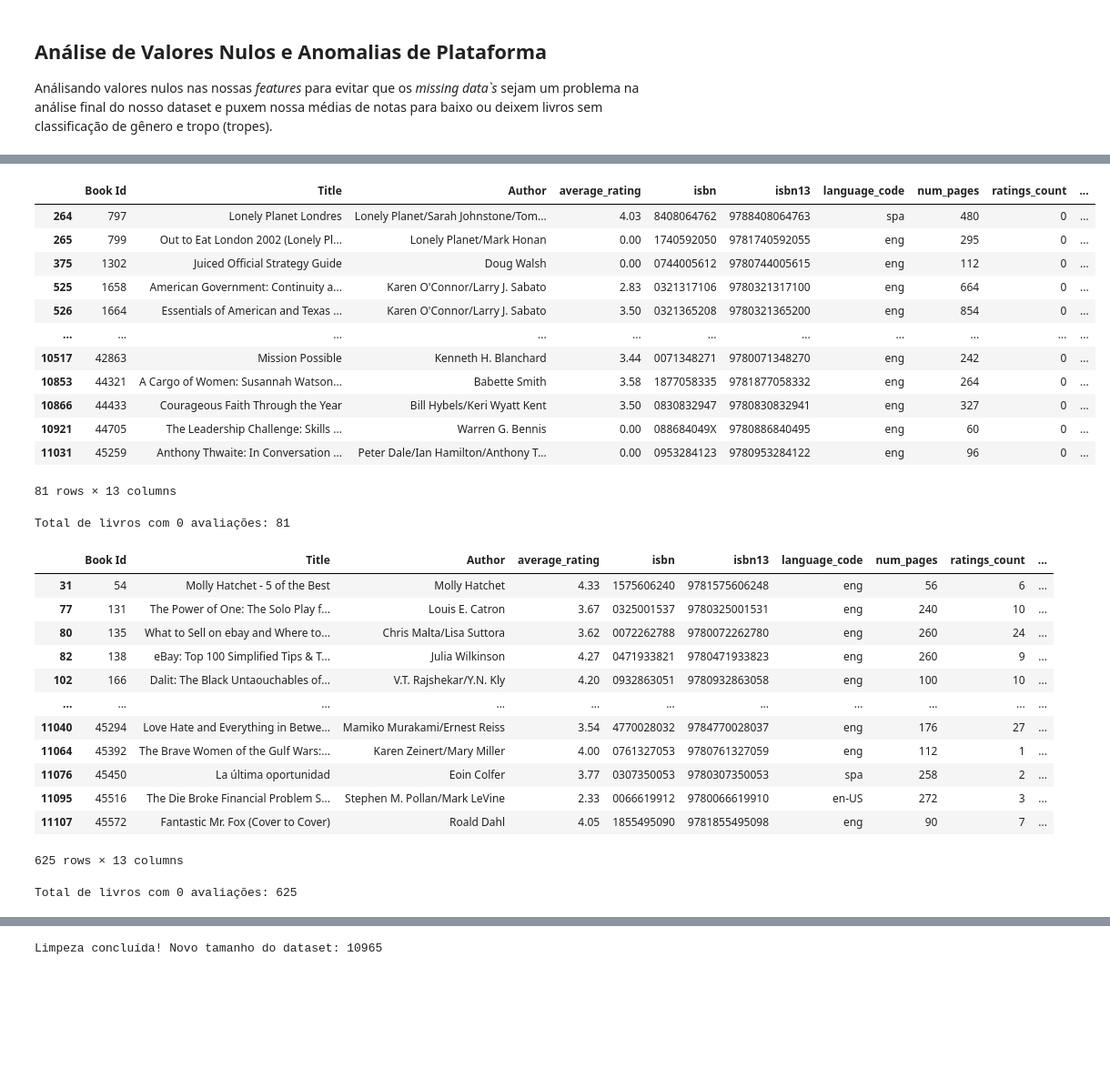
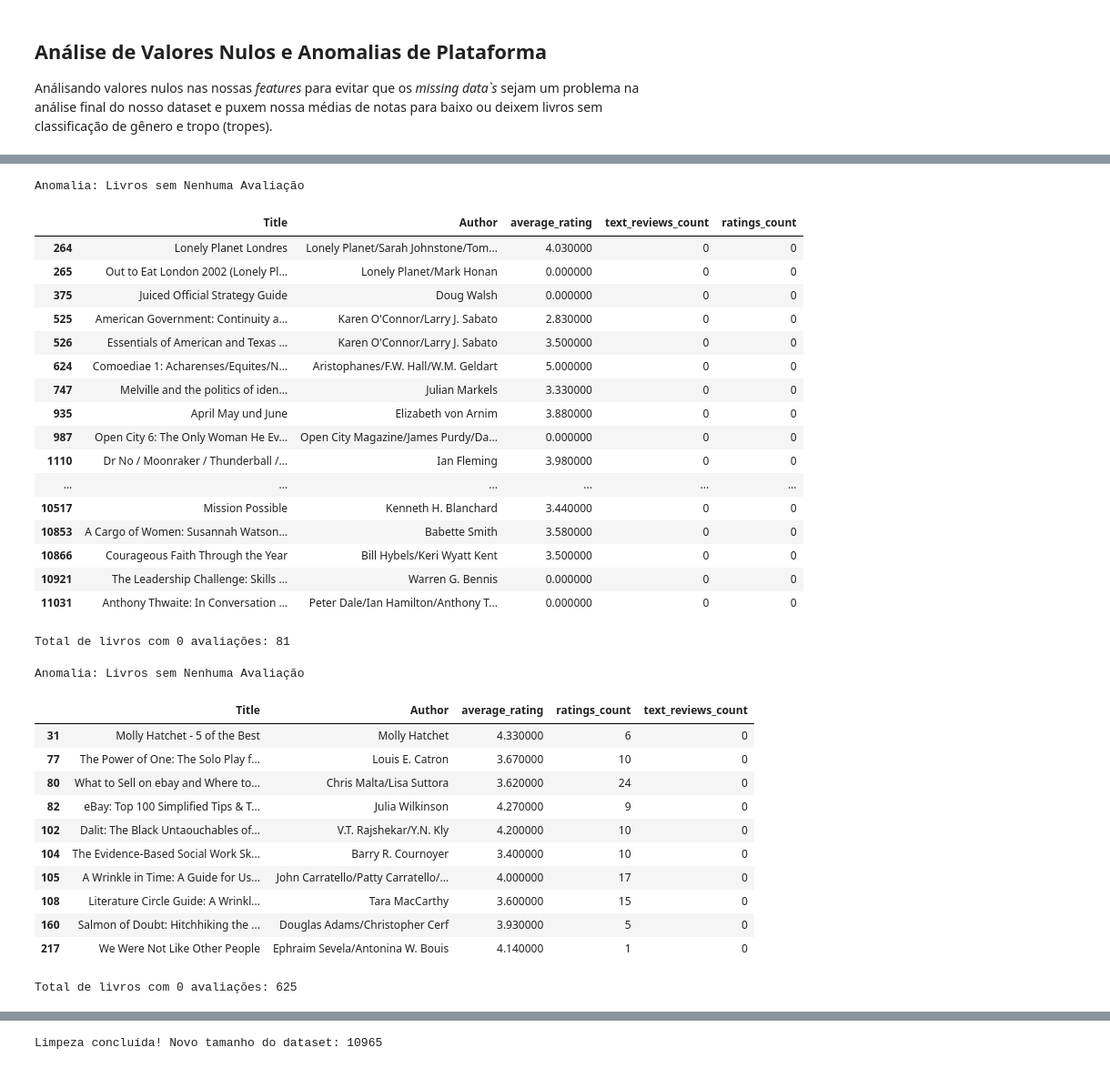
Before and after one commit to AleCecilio/entertainment_industry_performance_analysis, a Jupyter notebook: notebooks/01_eda_goodreads.ipynb, the cells around one changed output, grey strips where cells are left out. Shown at 91% size. Saved outputs shown, nothing was run; the diff lists cells and outputs as text; code cells hidden in the pictures; blank space fills up the shorter version.

```diff
--- a/notebooks/01_eda_goodreads.ipynb
+++ b/notebooks/01_eda_goodreads.ipynb
@@ -26,5 +31,5 @@ from src import load_data_csv
 ## Carregando Dados
 # %%
 caminho = '../data/raw/Goodreads_books_with_genres.csv'
-df_books = load_data_csv(caminho)
+df_books = load_data(file_path=caminho, tipo_arquivo='csv')
 # %% [output]
@@ -317,40 +405,60 @@ Total de livros com avaliação média igual a zero: 26
 # %%
-display(df_books[df_books['ratings_count'] == 0])
+display(destacar_anomalias(
+    df_books,
+    mascara=(df_books['ratings_count'] == 0),
+    colunas_destaque=['ratings_count'],
+    colunas_contexto=['Title', 'Author', 'average_rating', 'text_reviews_count'],
+    caption="Anomalia: Livros sem Nenhuma Avaliação"
+))
+
 n_nota_zero = (df_books['ratings_count'] == 0).sum()
 print(f"\nTotal de livros com 0 avaliações: {n_nota_zero}")
 # %% [output]
+Anomalia: Livros sem Nenhuma Avaliação
-|  | Book Id | Title | Author | average_rating | isbn | isbn13 | language_code | num_pages | ratings_count | ... |
-| 264 | 797 | Lonely Planet Londres | Lonely Planet/Sarah Johnstone/Tom... | 4.03 | 8408064762 | 9788408064763 | spa | 480 | 0 | ... |
-| 265 | 799 | Out to Eat London 2002 (Lonely Pl... | Lonely Planet/Mark Honan | 0.00 | 1740592050 | 9781740592055 | eng | 295 | 0 | ... |
-| 375 | 1302 | Juiced Official Strategy Guide | Doug Walsh | 0.00 | 0744005612 | 9780744005615 | eng | 112 | 0 | ... |
-| 525 | 1658 | American Government: Continuity a... | Karen O'Connor/Larry J. Sabato | 2.83 | 0321317106 | 9780321317100 | eng | 664 | 0 | ... |
-| 526 | 1664 | Essentials of American and Texas ... | Karen O'Connor/Larry J. Sabato | 3.50 | 0321365208 | 9780321365200 | eng | 854 | 0 | ... |
-| ... | ... | ... | ... | ... | ... | ... | ... | ... | ... | ... |
-| 10517 | 42863 | Mission Possible | Kenneth H. Blanchard | 3.44 | 0071348271 | 9780071348270 | eng | 242 | 0 | ... |
-| 10853 | 44321 | A Cargo of Women: Susannah Watson... | Babette Smith | 3.58 | 1877058335 | 9781877058332 | eng | 264 | 0 | ... |
-| 10866 | 44433 | Courageous Faith Through the Year | Bill Hybels/Keri Wyatt Kent | 3.50 | 0830832947 | 9780830832941 | eng | 327 | 0 | ... |
-| 10921 | 44705 | The Leadership Challenge: Skills ... | Warren G. Bennis | 0.00 | 088684049X | 9780886840495 | eng | 60 | 0 | ... |
-| 11031 | 45259 | Anthony Thwaite: In Conversation ... | Peter Dale/Ian Hamilton/Anthony T... | 0.00 | 0953284123 | 9780953284122 | eng | 96 | 0 | ... |
+|  | Title | Author | average_rating | text_reviews_count | ratings_count |
+| 264 | Lonely Planet Londres | Lonely Planet/Sarah Johnstone/Tom... | 4.030000 | 0 | 0 |
+| 265 | Out to Eat London 2002 (Lonely Pl... | Lonely Planet/Mark Honan | 0.000000 | 0 | 0 |
+| 375 | Juiced Official Strategy Guide | Doug Walsh | 0.000000 | 0 | 0 |
+| 525 | American Government: Continuity a... | Karen O'Connor/Larry J. Sabato | 2.830000 | 0 | 0 |
+| 526 | Essentials of American and Texas ... | Karen O'Connor/Larry J. Sabato | 3.500000 | 0 | 0 |
+| 624 | Comoediae 1: Acharenses/Equites/N... | Aristophanes/F.W. Hall/W.M. Geldart | 5.000000 | 0 | 0 |
+| 747 | Melville and the politics of iden... | Julian Markels | 3.330000 | 0 | 0 |
+| 935 | April May und June | Elizabeth von Arnim | 3.880000 | 0 | 0 |
+| 987 | Open City 6: The Only Woman He Ev... | Open City Magazine/James Purdy/Da... | 0.000000 | 0 | 0 |
+| 1110 | Dr No / Moonraker / Thunderball /... | Ian Fleming | 3.980000 | 0 | 0 |
+| ... | ... | ... | ... | ... | ... |
+| 10517 | Mission Possible | Kenneth H. Blanchard | 3.440000 | 0 | 0 |
+| 10853 | A Cargo of Women: Susannah Watson... | Babette Smith | 3.580000 | 0 | 0 |
+| 10866 | Courageous Faith Through the Year | Bill Hybels/Keri Wyatt Kent | 3.500000 | 0 | 0 |
+| 10921 | The Leadership Challenge: Skills ... | Warren G. Bennis | 0.000000 | 0 | 0 |
+| 11031 | Anthony Thwaite: In Conversation ... | Peter Dale/Ian Hamilton/Anthony T... | 0.000000 | 0 | 0 |
-81 rows × 13 columns
 Total de livros com 0 avaliações: 81
 # %%
-display(df_books[df_books['text_reviews_count'] == 0])
+display(destacar_anomalias(
+    df_books,
+    mascara=(df_books['text_reviews_count'] == 0),
+    colunas_destaque=['text_reviews_count'],
+    colunas_contexto=['Title', 'Author', 'average_rating', 'ratings_count'],
+    qtd_linhas=10,
+    caption="Anomalia: Livros sem Nenhuma Avaliação"
+))
+
+
 n_reviews_zero = (df_books['text_reviews_count'] == 0).sum()
 print(f"\nTotal de livros com 0 avaliações: {n_reviews_zero}")
 # %% [output]
+Anomalia: Livros sem Nenhuma Avaliação
-|  | Book Id | Title | Author | average_rating | isbn | isbn13 | language_code | num_pages | ratings_count | ... |
-| 31 | 54 | Molly Hatchet - 5 of the Best | Molly Hatchet | 4.33 | 1575606240 | 9781575606248 | eng | 56 | 6 | ... |
-| 77 | 131 | The Power of One: The Solo Play f... | Louis E. Catron | 3.67 | 0325001537 | 9780325001531 | eng | 240 | 10 | ... |
-| 80 | 135 | What to Sell on ebay and Where to... | Chris Malta/Lisa Suttora | 3.62 | 0072262788 | 9780072262780 | eng | 260 | 24 | ... |
-| 82 | 138 | eBay: Top 100 Simplified Tips & T... | Julia Wilkinson | 4.27 | 0471933821 | 9780471933823 | eng | 260 | 9 | ... |
-| 102 | 166 | Dalit: The Black Untaouchables of... | V.T. Rajshekar/Y.N. Kly | 4.20 | 0932863051 | 9780932863058 | eng | 100 | 10 | ... |
-| ... | ... | ... | ... | ... | ... | ... | ... | ... | ... | ... |
-| 11040 | 45294 | Love Hate and Everything in Betwe... | Mamiko Murakami/Ernest Reiss | 3.54 | 4770028032 | 9784770028037 | eng | 176 | 27 | ... |
-| 11064 | 45392 | The Brave Women of the Gulf Wars:... | Karen Zeinert/Mary Miller | 4.00 | 0761327053 | 9780761327059 | eng | 112 | 1 | ... |
-| 11076 | 45450 | La última oportunidad | Eoin Colfer | 3.77 | 0307350053 | 9780307350053 | spa | 258 | 2 | ... |
-| 11095 | 45516 | The Die Broke Financial Problem S... | Stephen M. Pollan/Mark LeVine | 2.33 | 0066619912 | 9780066619910 | en-US | 272 | 3 | ... |
-| 11107 | 45572 | Fantastic Mr. Fox (Cover to Cover) | Roald Dahl | 4.05 | 1855495090 | 9781855495098 | eng | 90 | 7 | ... |
+|  | Title | Author | average_rating | ratings_count | text_reviews_count |
+| 31 | Molly Hatchet - 5 of the Best | Molly Hatchet | 4.330000 | 6 | 0 |
+| 77 | The Power of One: The Solo Play f... | Louis E. Catron | 3.670000 | 10 | 0 |
+| 80 | What to Sell on ebay and Where to... | Chris Malta/Lisa Suttora | 3.620000 | 24 | 0 |
+| 82 | eBay: Top 100 Simplified Tips & T... | Julia Wilkinson | 4.270000 | 9 | 0 |
+| 102 | Dalit: The Black Untaouchables of... | V.T. Rajshekar/Y.N. Kly | 4.200000 | 10 | 0 |
+| 104 | The Evidence-Based Social Work Sk... | Barry R. Cournoyer | 3.400000 | 10 | 0 |
+| 105 | A Wrinkle in Time: A Guide for Us... | John Carratello/Patty Carratello/... | 4.000000 | 17 | 0 |
+| 108 | Literature Circle Guide: A Wrinkl... | Tara MacCarthy | 3.600000 | 15 | 0 |
+| 160 | Salmon of Doubt: Hitchhiking the ... | Douglas Adams/Christopher Cerf | 3.930000 | 5 | 0 |
+| 217 | We Were Not Like Other People | Ephraim Sevela/Antonina W. Bouis | 4.140000 | 1 | 0 |
-625 rows × 13 columns
 Total de livros com 0 avaliações: 625
 # %%
 mask = (
```
Also changed, not shown: parts of 23 cells of this notebook, 13 other files.
